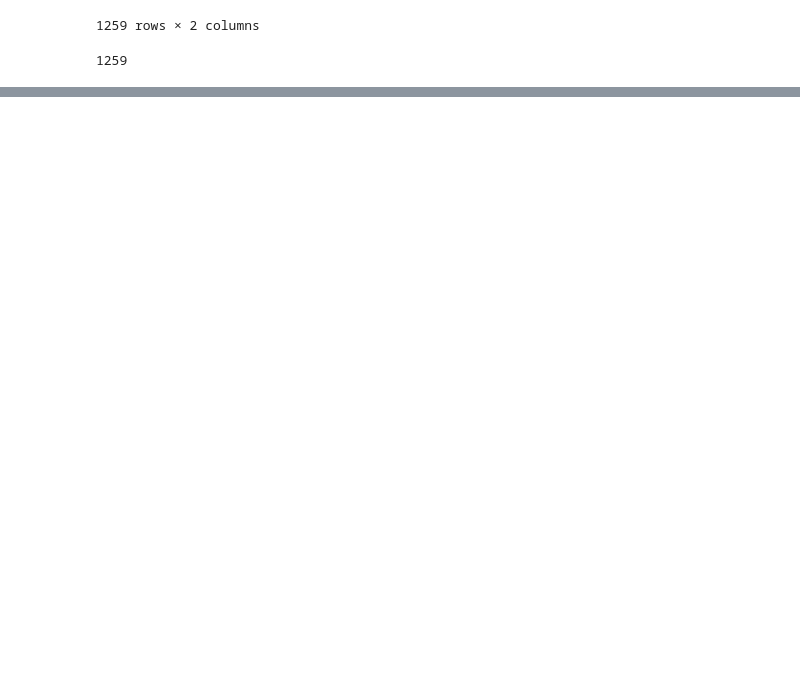
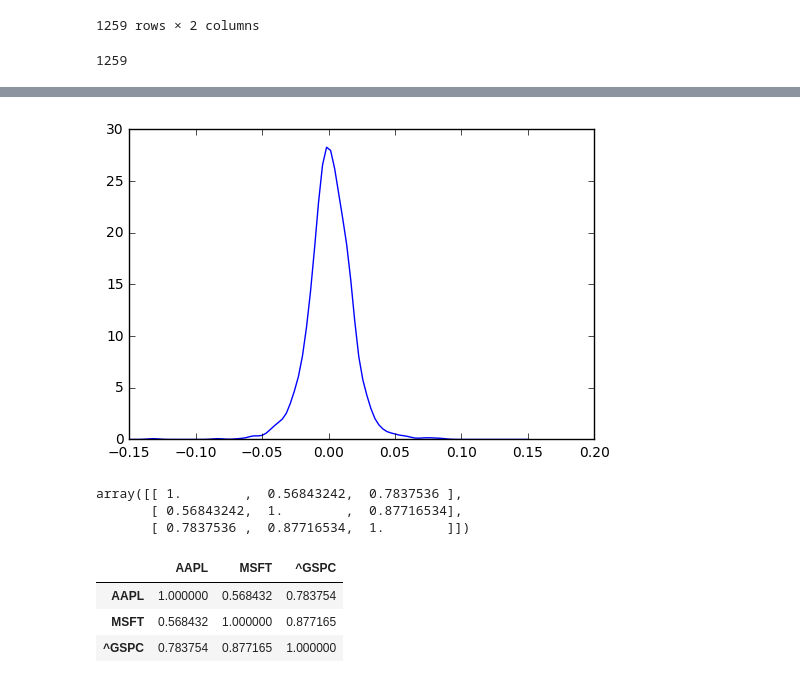
Before and after one commit to mistakemisure/tmp, a Jupyter notebook: ne_kalyagin_lab.ipynb, the cells around one changed output, grey strips where cells are left out. Saved outputs shown, nothing was run; the diff lists cells and outputs as text; code cells hidden in the pictures; blank space fills up the shorter version.

```diff
--- a/ne_kalyagin_lab.ipynb
+++ b/ne_kalyagin_lab.ipynb
@@ -70,0 +122,42 @@ AttributeError: 'module' object has no attribute 'round'
+# %%
+from scipy.stats import gaussian_kde
+density = gaussian_kde(arr[0])
+xs = np.linspace(-0.15,0.15,100)
+density.covariance_factor = lambda : .25
+density._compute_covariance()
+plt.plot(xs,density(xs))
+plt.show()
+# %% [output]
+[figure, added]
+# %%
+R = np.zeros([len(arr),len(arr)])
+
+for i in range(len(arr)):
+    for j in range(len(arr)):
+
+        indX = i
+        indY = j
+
+        Ea = round(sum(arr[indX])/len(arr[indX]), 4)
+        Eb = round(sum(arr[indY])/len(arr[indY]), 4)
+        a = 0
+        b = 0
+        for k in range(len(arr[indX])):
+            a = a + (arr[indX][k]-Ea)*(arr[indY][k]-Eb)
+            b = b + math.sqrt( math.pow((arr[indX][k]-Ea),2) * math.pow( (arr[indY][k]-Eb), 2) )
+
+        R[i,j] = a/b
+
+R
+# %% [output]
+array([[ 1.        ,  0.56843242,  0.7837536 ],
+       [ 0.56843242,  1.        ,  0.87716534],
+       [ 0.7837536 ,  0.87716534,  1.        ]])
+# %%
+RDF = pd.DataFrame(data=R, index=tickers, columns=tickers)
+RDF
+# %% [output]
+|  | AAPL | MSFT | ^GSPC |
+| AAPL | 1.000000 | 0.568432 | 0.783754 |
+| MSFT | 0.568432 | 1.000000 | 0.877165 |
+| ^GSPC | 0.783754 | 0.877165 | 1.000000 |
```
Also changed, not shown: parts of 10 cells of this notebook.
